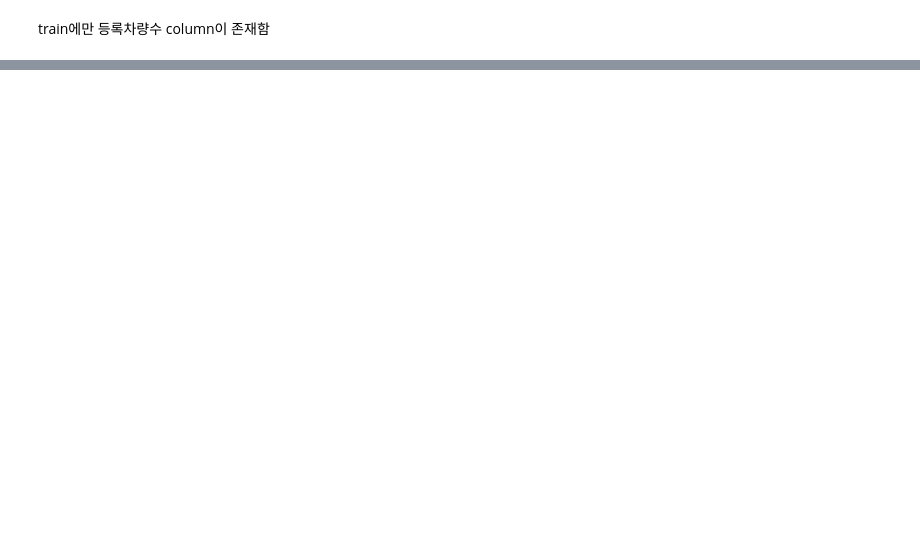
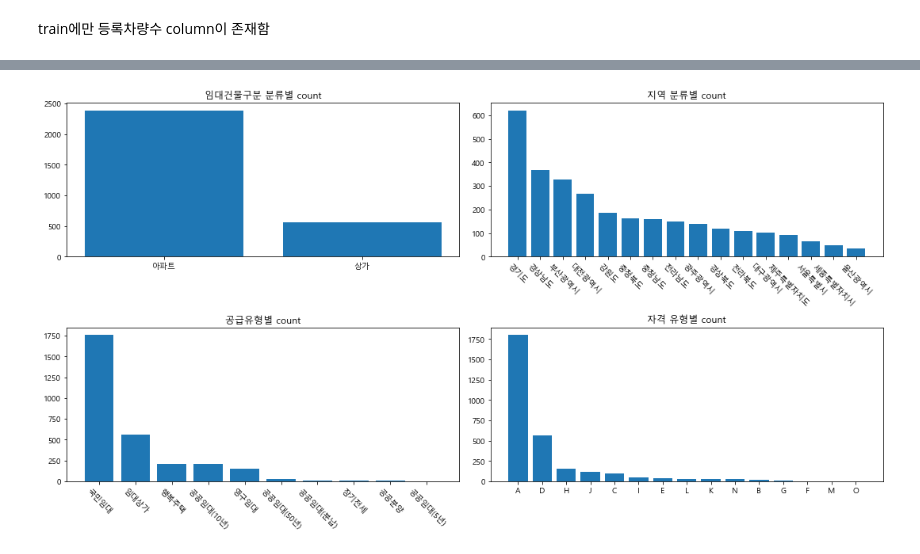
Before and after one commit to yejun-lee/DACON, a Jupyter notebook: Parking_demand/Parking_demand (7-12).ipynb, the cells around one changed output, grey strips where cells are left out. Drawn from its saved outputs; the diff is of its cells as text; code cells hidden in the pictures; blank space fills up the shorter version.

Commit message:
Matplotlib을 이용한 시각화

```diff
--- a/Parking_demand/Parking_demand (7-12).ipynb
+++ b/Parking_demand/Parking_demand (7-12).ipynb
@@ -22,3 +13,10 @@ import pandas as pd
+# %%
+# 그래프에서 마이너스 폰트 깨지는 문제에 대한 대처
+matplotlib.rcParams['axes.unicode_minus'] = False
+# %%
+## 한글 폰트 적용 ( 안하면 한글 깨짐 )
+f_name = fm.FontProperties(fname="C:/Windows/Fonts/malgunbd.ttf").get_name()
+plt.rc('font', family=f_name)
 # %%
 train = pd.read_csv('C:/Users/user/LikeLion_AI/data/CSV/DACON_Parking_Demand/train.csv')
 test = pd.read_csv('C:/Users/user/LikeLion_AI/data/CSV/DACON_Parking_Demand/test.csv')
@@ -43,0 +169,30 @@ train에만 등록차량수 column이 존재함
+# %%
+test1 = train['임대건물구분'].value_counts()
+test2 = train['지역'].value_counts()
+test3 = train['공급유형'].value_counts()
+test4 = train['자격유형'].value_counts()
+# %%
+plt.figure(figsize=(15,8), facecolor='white')
+
+plt.subplot(221)
+plt.bar(x=test1.index, height=test1.values)
+plt.title('임대건물구분 분류별 count')
+
+plt.subplot(222)
+plt.bar(x=test2.index, height=test2.values)
+plt.xticks(rotation=-45)
+plt.title('지역 분류별 count')
+
+plt.subplot(223)
+plt.bar(x=test3.index, height=test3.values)
+plt.xticks(rotation=-45)
+plt.title('공급유형별 count')
+
+plt.subplot(224)
+plt.bar(x=test4.index, height=test4.values)
+plt.title('자격 유형별 count')
+
+plt.tight_layout()
+plt.show()
+# %% [output]
+[figure, added]
```
Also changed, not shown: parts of 15 cells of this notebook.
